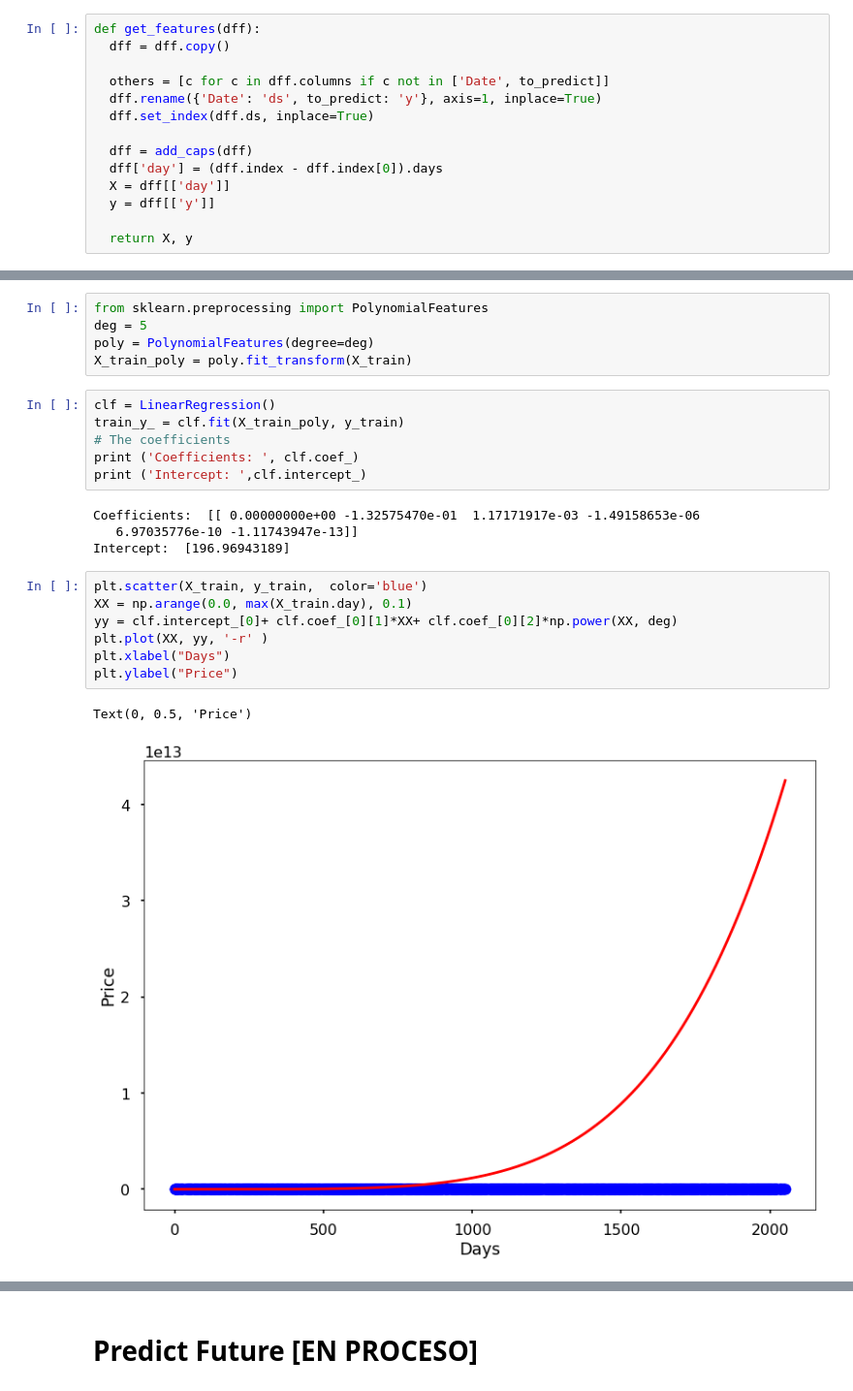
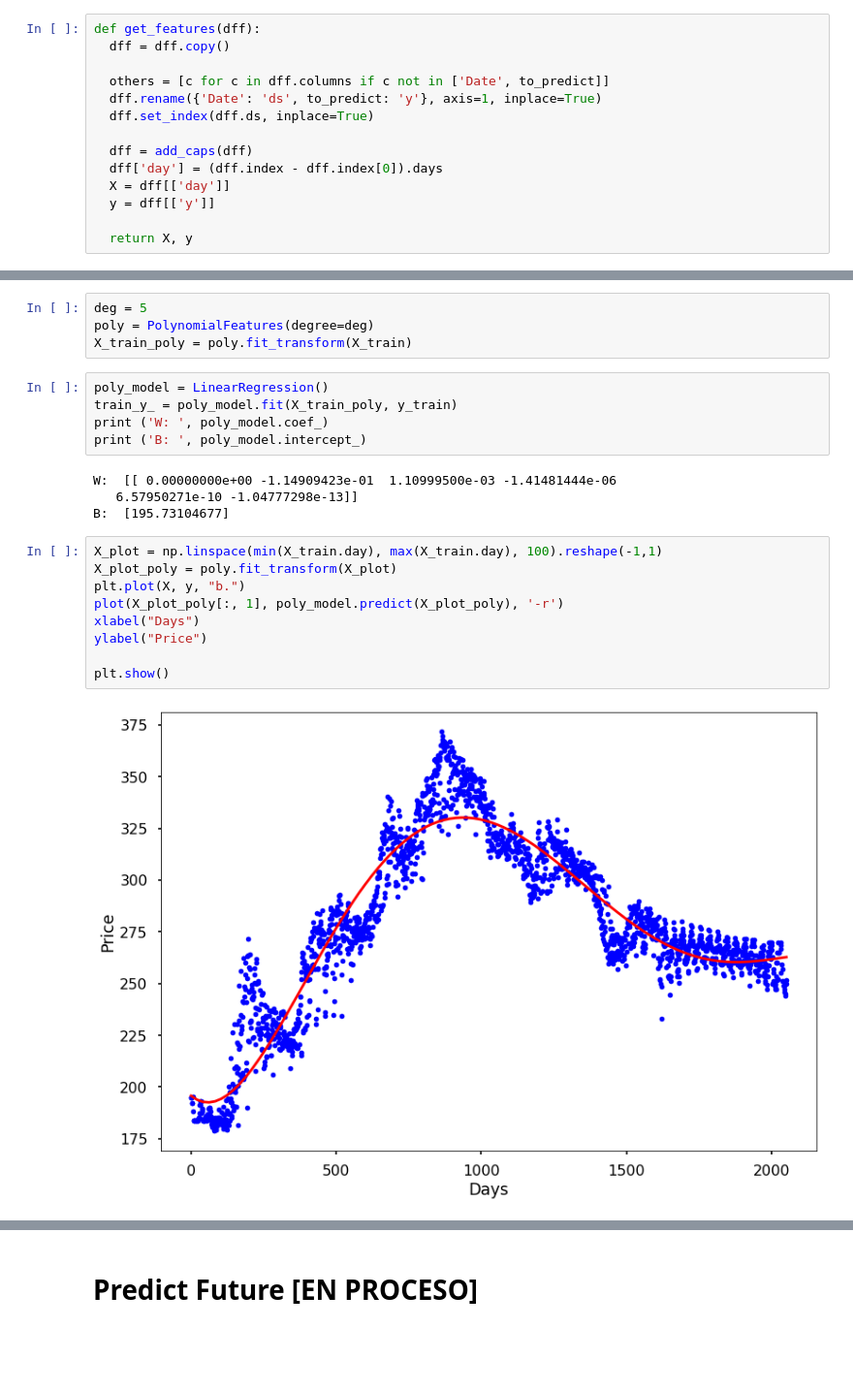
Before and after one commit to MateoPeri/steel-scrap-predictor, a Jupyter notebook: Steel Scrap Predictor.ipynb, the cells around one changed output, grey strips where cells are left out. Shown at 97% size. Cells and saved outputs as stored; diff of their text form; blank space fills up the shorter version.

```diff
--- a/Steel Scrap Predictor.ipynb
+++ b/Steel Scrap Predictor.ipynb
@@ -260,26 +245,25 @@ ds
 # %%
-from sklearn.preprocessing import PolynomialFeatures
 deg = 5
 poly = PolynomialFeatures(degree=deg)
 X_train_poly = poly.fit_transform(X_train)
 # %%
-clf = LinearRegression()
-train_y_ = clf.fit(X_train_poly, y_train)
-# The coefficients
-print ('Coefficients: ', clf.coef_)
-print ('Intercept: ',clf.intercept_)
+poly_model = LinearRegression()
+train_y_ = poly_model.fit(X_train_poly, y_train)
+print ('W: ', poly_model.coef_)
+print ('B: ', poly_model.intercept_)
 # %% [output]
-Coefficients:  [[ 0.00000000e+00 -1.32575470e-01  1.17171917e-03 -1.49158653e-06
-   6.97035776e-10 -1.11743947e-13]]
-Intercept:  [196.96943189]
+W:  [[ 0.00000000e+00 -1.14909423e-01  1.10999500e-03 -1.41481444e-06
+   6.57950271e-10 -1.04777298e-13]]
+B:  [195.73104677]
-# %%
-plt.scatter(X_train, y_train,  color='blue')
-XX = np.arange(0.0, max(X_train.day), 0.1)
-yy = clf.intercept_[0]+ clf.coef_[0][1]*XX+ clf.coef_[0][2]*np.power(XX, deg)
-plt.plot(XX, yy, '-r' )
-plt.xlabel("Days")
-plt.ylabel("Price")
-# %% [output]
-Text(0, 0.5, 'Price')
-[figure, removed]
+# %%
+X_plot = np.linspace(min(X_train.day), max(X_train.day), 100).reshape(-1,1)
+X_plot_poly = poly.fit_transform(X_plot)
+plt.plot(X, y, "b.")
+plot(X_plot_poly[:, 1], poly_model.predict(X_plot_poly), '-r')
+xlabel("Days")
+ylabel("Price")
+
+plt.show()
+# %% [output]
+[figure, added]
 # %%
```
Also changed, not shown: parts of 21 cells of this notebook.
